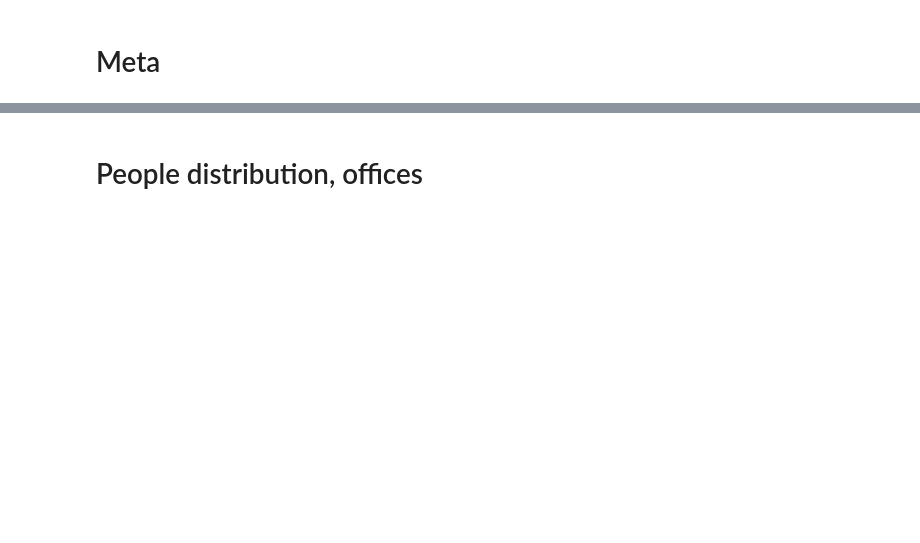
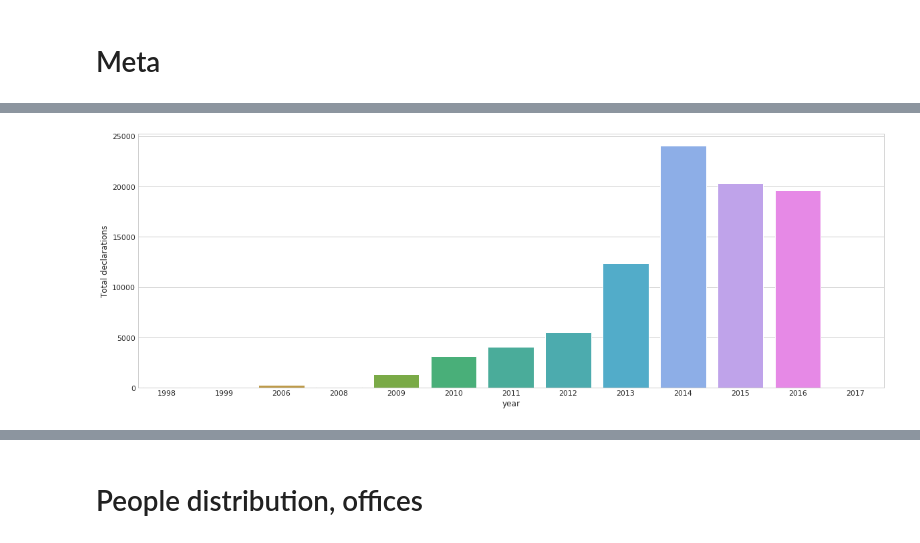
Before and after one commit to mikhmakarov/officials_network, a Jupyter notebook: analyze_dataset.ipynb, the cells around one changed output, grey strips where cells are left out. Saved outputs shown, nothing was run; the diff lists cells and outputs as text; code cells hidden in the pictures; blank space fills up the shorter version.

```diff
--- a/analyze_dataset.ipynb
+++ b/analyze_dataset.ipynb
@@ -3,8 +3,9 @@ import pandas as pd
 import numpy as np
 import matplotlib.pyplot as plt
 import seaborn as sns
-sns.set()
 %matplotlib inline
+sns.set_style('whitegrid')
+plt.rcParams.update({'font.size': 22})
 # %%
 declarations_df = pd.read_csv('data/declarations.csv')
 declarations_df.head()
@@ -67,0 +73,8 @@ print(declarations_df.shape)
+# %%
+dec_count = declarations_df.groupby(['year'])['person_id'].count()
+plt.figure(figsize=(20, 7))
+sns.barplot(dec_count.index, dec_count)
+plt.ylabel('Total declarations')
+plt.show()
+# %% [output]
+[figure, added]
```
Also changed, not shown: parts of 44 cells of this notebook.
